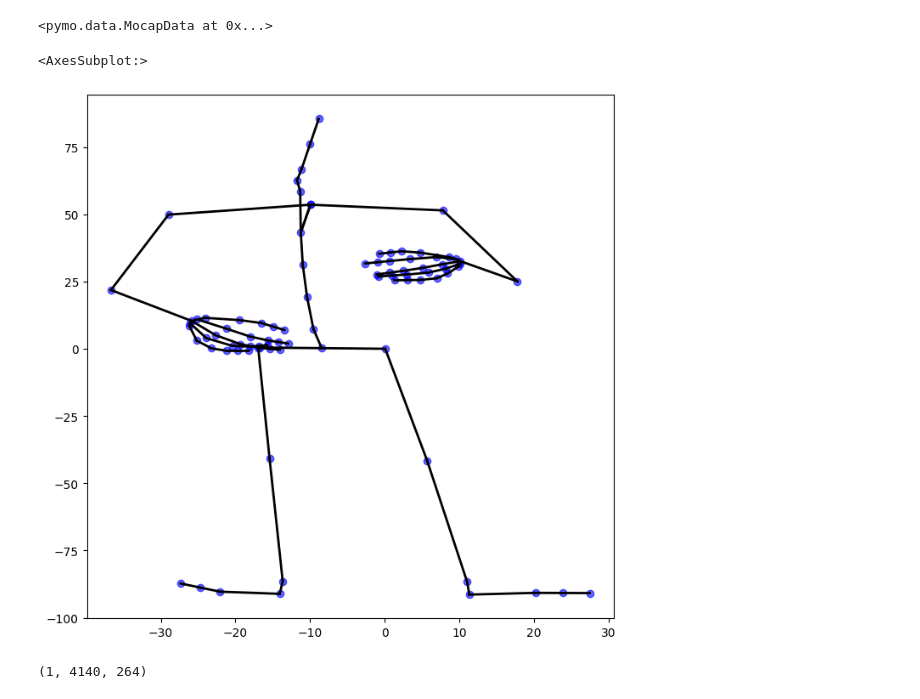
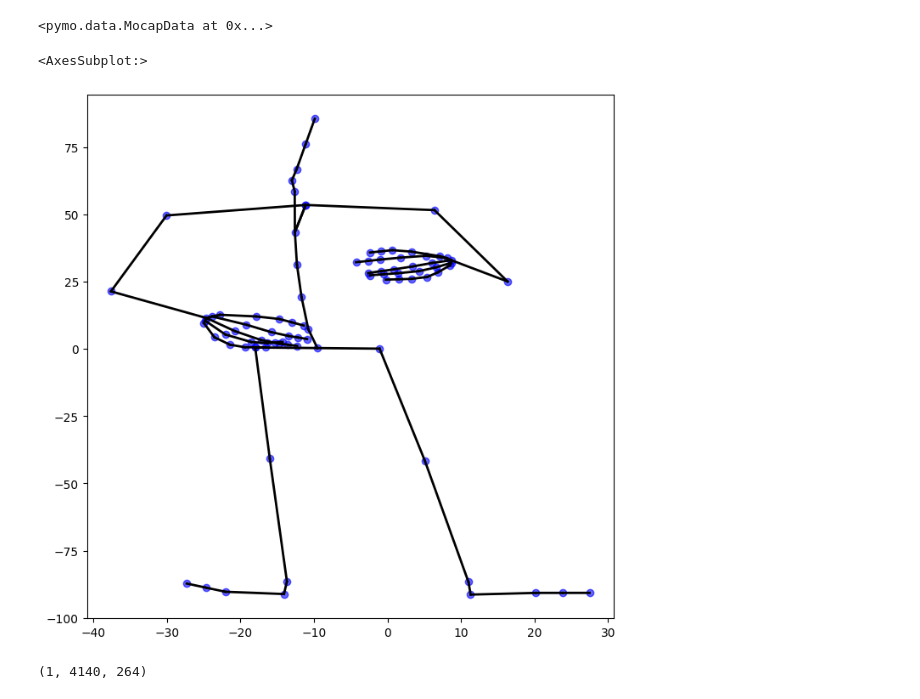
Before and after one commit to ltdoanh2004/Motion_Diffusion, a Jupyter notebook: datasets/test.ipynb, the cells around one changed output. Drawn from its saved outputs; the diff is of its cells as text; code cells hidden in the pictures.

Commit message:
add example visualize motion

```diff
--- a/datasets/test.ipynb
+++ b/datasets/test.ipynb
@@ -78,10 +63,11 @@ positions[0]
 # %% [output]
 <pymo.data.MocapData at 0x...>
 # %%
-draw_stickfigure(positions[0], frame=120)
+from pymo.viz_tools import draw_stickfigure
+draw_stickfigure(positions[0], frame=130)
 # %% [output]
 <AxesSubplot:>
-[figure, old version]
+[figure, new version]
 # %%
 from pymo.preprocessing import *
 from sklearn.pipeline import Pipeline
```
Also changed, not shown: parts of 11 cells of this notebook, 1 other file.
